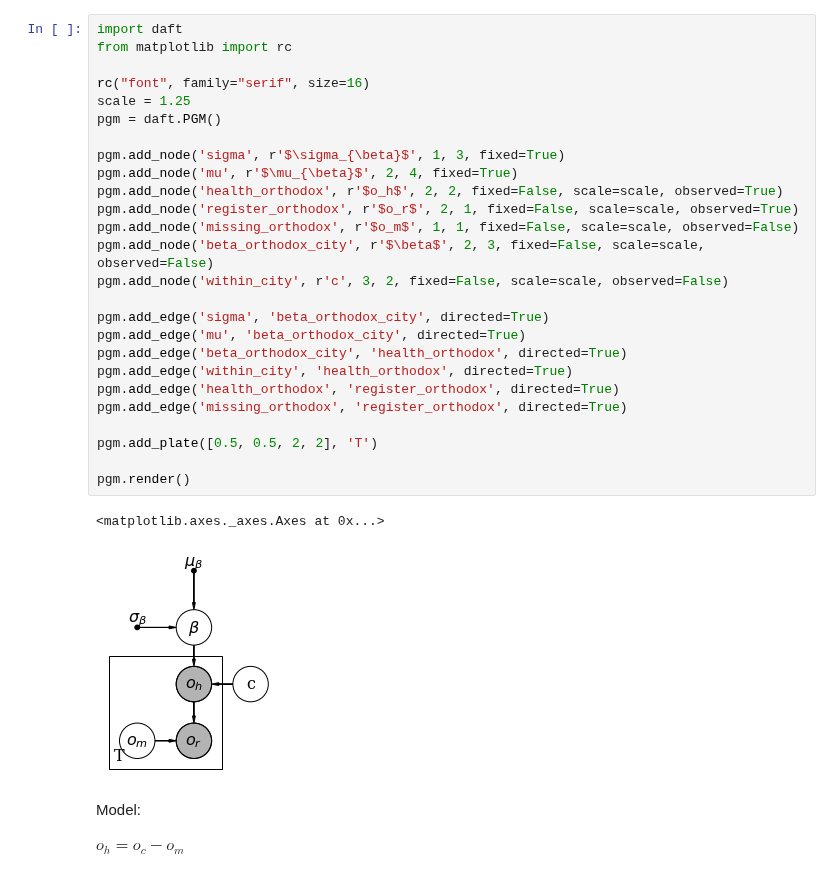
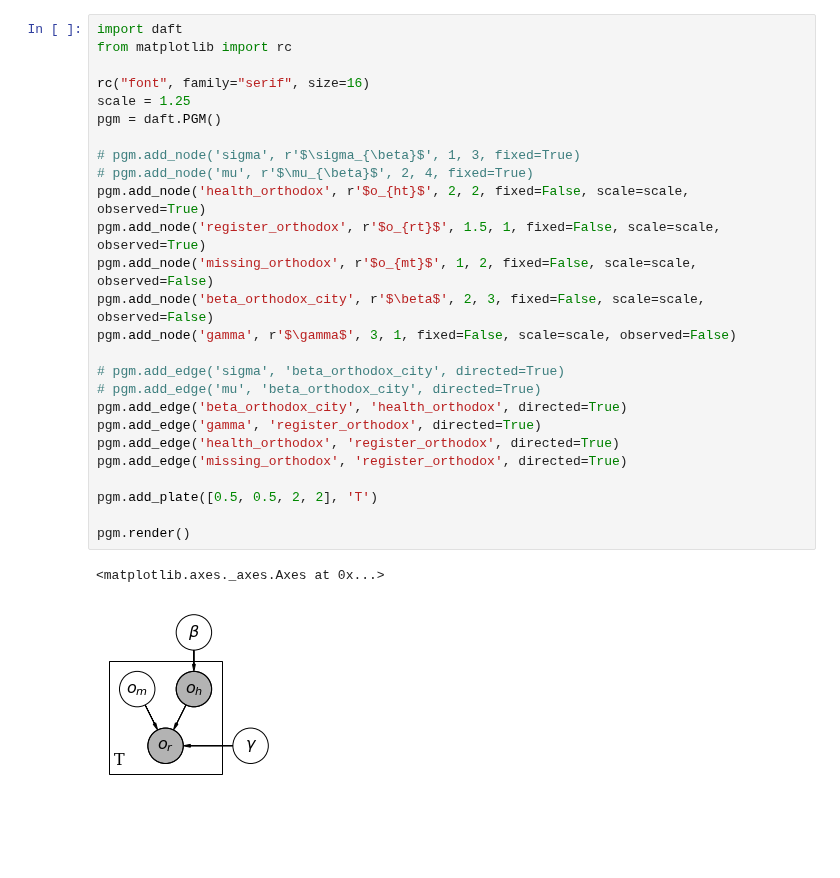
Before and after one commit to AnttiHaerkoenen/vyborg_orthodox, a Jupyter notebook: notebooks/missing_orthodox.ipynb, the cells around one changed output. Saved outputs shown, nothing was run; the diff lists cells and outputs as text; blank space fills up the shorter version.

Commit message:
model specified

```diff
--- a/notebooks/missing_orthodox.ipynb
+++ b/notebooks/missing_orthodox.ipynb
@@ -48,33 +64,29 @@ data.plot(marker='+')
 # %%
 import daft
 from matplotlib import rc
 
 rc("font", family="serif", size=16)
 scale = 1.25
 pgm = daft.PGM()
 
-pgm.add_node('sigma', r'$\sigma_{\beta}$', 1, 3, fixed=True)
-pgm.add_node('mu', r'$\mu_{\beta}$', 2, 4, fixed=True)
-pgm.add_node('health_orthodox', r'$o_h$', 2, 2, fixed=False, scale=scale, observed=True)
-pgm.add_node('register_orthodox', r'$o_r$', 2, 1, fixed=False, scale=scale, observed=True)
-pgm.add_node('missing_orthodox', r'$o_m$', 1, 1, fixed=False, scale=scale, observed=False)
+# pgm.add_node('sigma', r'$\sigma_{\beta}$', 1, 3, fixed=True)
+# pgm.add_node('mu', r'$\mu_{\beta}$', 2, 4, fixed=True)
+pgm.add_node('health_orthodox', r'$o_{ht}$', 2, 2, fixed=False, scale=scale, observed=True)
+pgm.add_node('register_orthodox', r'$o_{rt}$', 1.5, 1, fixed=False, scale=scale, observed=True)
+pgm.add_node('missing_orthodox', r'$o_{mt}$', 1, 2, fixed=False, scale=scale, observed=False)
 pgm.add_node('beta_orthodox_city', r'$\beta$', 2, 3, fixed=False, scale=scale, observed=False)
-pgm.add_node('within_city', r'c', 3, 2, fixed=False, scale=scale, observed=False)
+pgm.add_node('gamma', r'$\gamma$', 3, 1, fixed=False, scale=scale, observed=False)
 
-pgm.add_edge('sigma', 'beta_orthodox_city', directed=True)
-pgm.add_edge('mu', 'beta_orthodox_city', directed=True)
+# pgm.add_edge('sigma', 'beta_orthodox_city', directed=True)
+# pgm.add_edge('mu', 'beta_orthodox_city', directed=True)
 pgm.add_edge('beta_orthodox_city', 'health_orthodox', directed=True)
-pgm.add_edge('within_city', 'health_orthodox', directed=True)
+pgm.add_edge('gamma', 'register_orthodox', directed=True)
 pgm.add_edge('health_orthodox', 'register_orthodox', directed=True)
 pgm.add_edge('missing_orthodox', 'register_orthodox', directed=True)
 
 pgm.add_plate([0.5, 0.5, 2, 2], 'T')
 
 pgm.render()
 # %% [output]
 <matplotlib.axes._axes.Axes at 0x...>
-[figure, old version]
+[figure, new version]
-# %% [markdown]
-Model:
-
-$ o_h = o_c - o_m $
```
Also changed, not shown: parts of 3 cells of this notebook.
